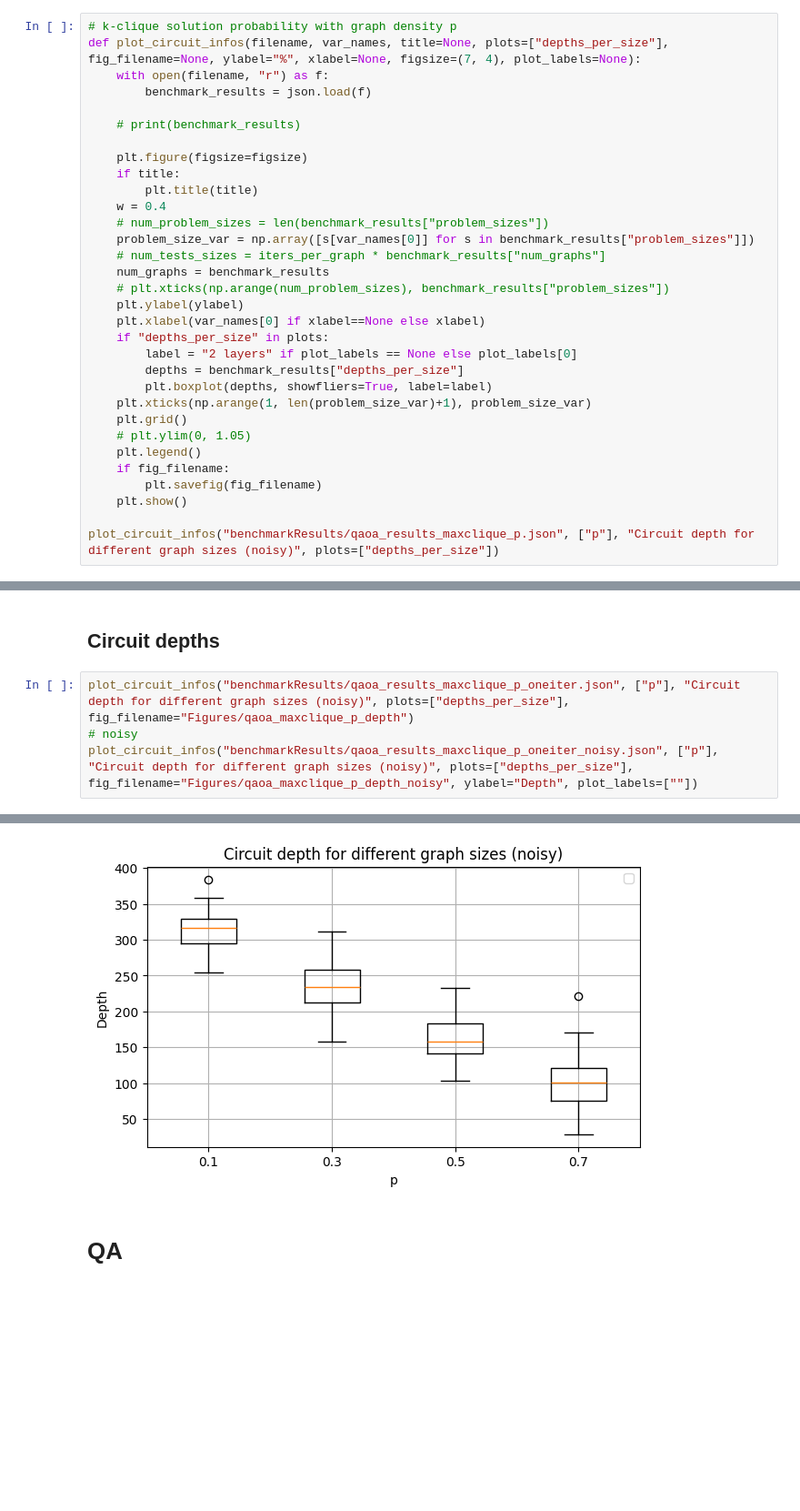
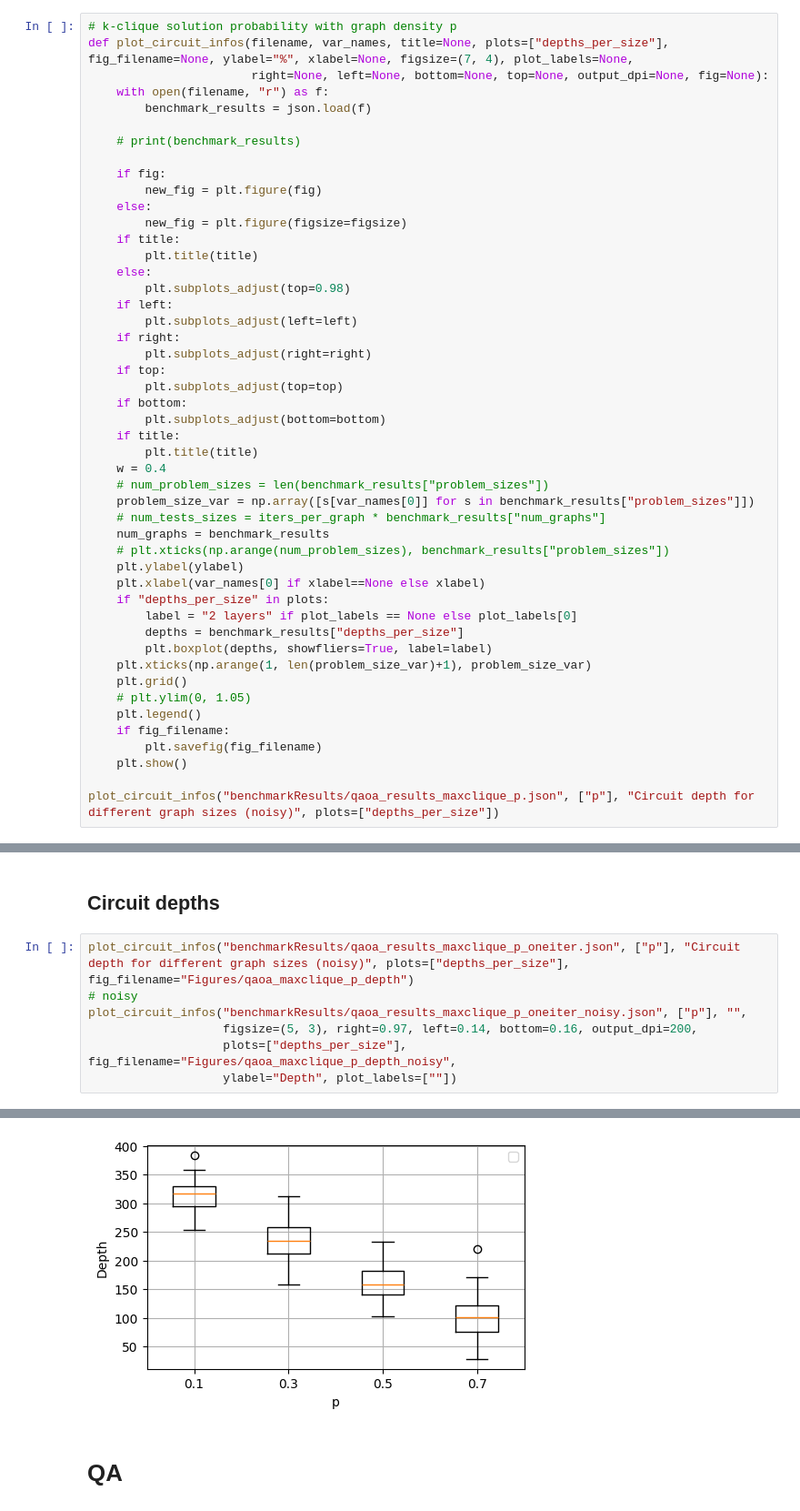
Before and after one commit to AlenLeban/KvantneKlike, a Jupyter notebook: visualize.ipynb, the cells around one changed output, grey strips where cells are left out. Shown at 91% size. Saved outputs shown, nothing was run; the diff lists cells and outputs as text; blank space fills up the shorter version.

```diff
--- a/visualize.ipynb
+++ b/visualize.ipynb
@@ -81,13 +89,29 @@ def plot_success_prob_for_var(filename, var_names, title=None, plots=["found_sol
 # plot_success_prob_for_var("benchmarkResults/qaoa_results_maxclique_p.json", ["p"], "Max-clique QAOA Solutions for different p", plots=["found_solution", "valid_cliques"])
 # %%
 # k-clique solution probability with graph density p
-def plot_circuit_infos(filename, var_names, title=None, plots=["depths_per_size"], fig_filename=None, ylabel="%", xlabel=None, figsize=(7, 4), plot_labels=None):
+def plot_circuit_infos(filename, var_names, title=None, plots=["depths_per_size"], fig_filename=None, ylabel="%", xlabel=None, figsize=(7, 4), plot_labels=None,
+                       right=None, left=None, bottom=None, top=None, output_dpi=None, fig=None):
     with open(filename, "r") as f:
         benchmark_results = json.load(f)
 
     # print(benchmark_results)
 
-    plt.figure(figsize=figsize)
+    if fig:
+        new_fig = plt.figure(fig)
+    else:
+        new_fig = plt.figure(figsize=figsize)
+    if title:
+        plt.title(title)
+    else:
+        plt.subplots_adjust(top=0.98)
+    if left:
+        plt.subplots_adjust(left=left)
+    if right:
+        plt.subplots_adjust(right=right)
+    if top:
+        plt.subplots_adjust(top=top)
+    if bottom:
+        plt.subplots_adjust(bottom=bottom)
     if title:
         plt.title(title)
     w = 0.4
@@ -264,10 +288,13 @@ plot_success_prob_for_var("benchmarkResults/qaoa_results_maxclique_p_oneiter_noi
 # %%
 plot_circuit_infos("benchmarkResults/qaoa_results_maxclique_p_oneiter.json", ["p"], "Circuit depth for different graph sizes (noisy)", plots=["depths_per_size"], fig_filename="Figures/qaoa_maxclique_p_depth")
 # noisy
-plot_circuit_infos("benchmarkResults/qaoa_results_maxclique_p_oneiter_noisy.json", ["p"], "Circuit depth for different graph sizes (noisy)", plots=["depths_per_size"], fig_filename="Figures/qaoa_maxclique_p_depth_noisy", ylabel="Depth", plot_labels=[""])
+plot_circuit_infos("benchmarkResults/qaoa_results_maxclique_p_oneiter_noisy.json", ["p"], "",
+                   figsize=(5, 3), right=0.97, left=0.14, bottom=0.16, output_dpi=200,
+                   plots=["depths_per_size"], fig_filename="Figures/qaoa_maxclique_p_depth_noisy",
+                   ylabel="Depth", plot_labels=[""])
 # %% [output]
 [figure]
-[figure, old version]
+[figure, new version]
 # %% [markdown]
 # QA
 # %%
```
Also changed, not shown: parts of 3 cells of this notebook, 6 other files.
